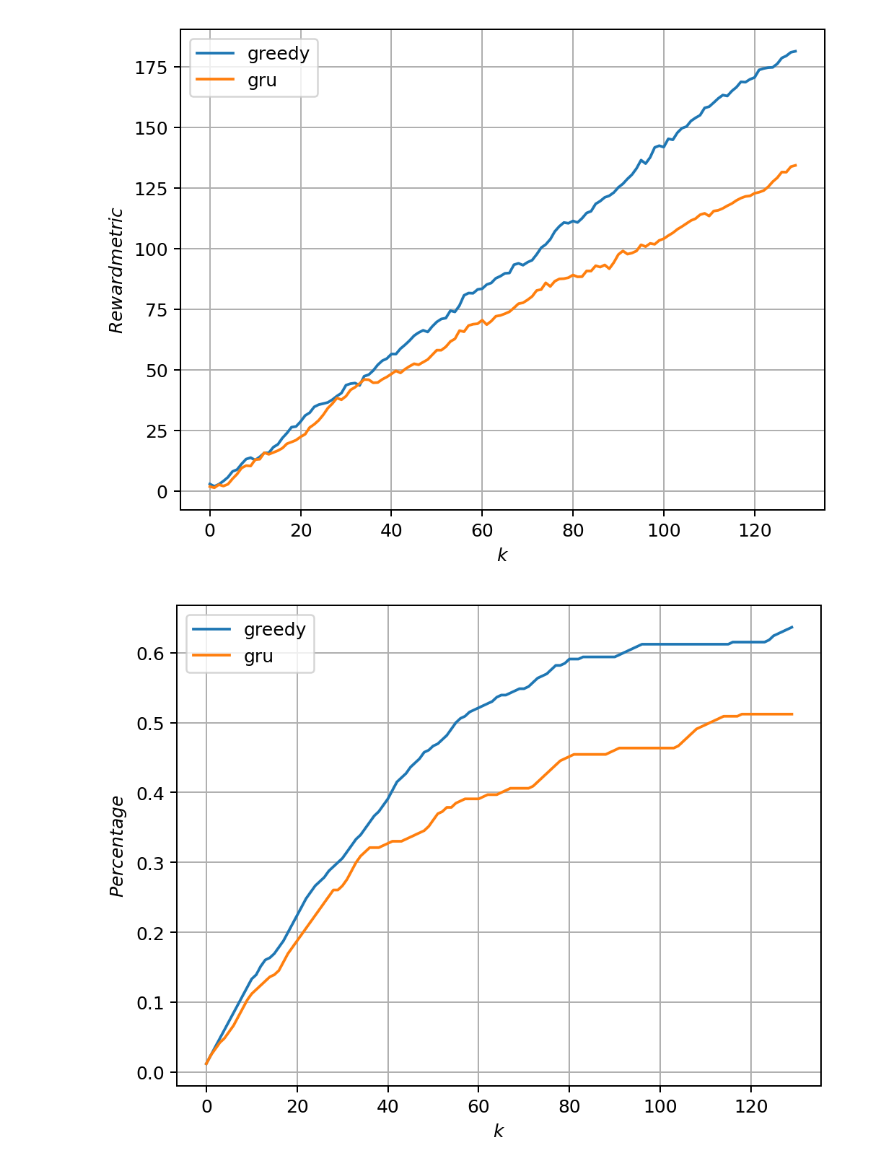
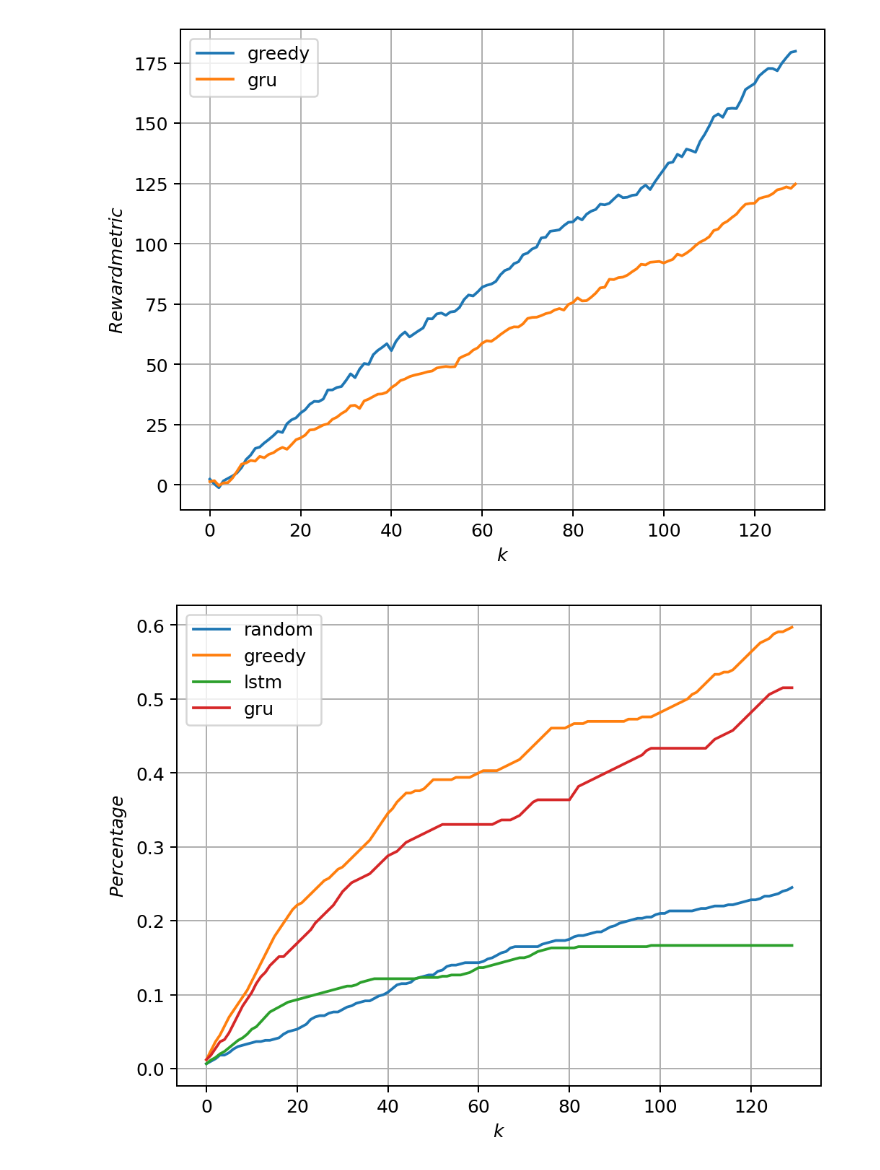
Before and after one commit to koenga/Projet-CE-1, a Jupyter notebook: REAL DATA/Main_plotting.ipynb, the cells around one changed output. Cells and saved outputs as stored; diff of their text form; code cells hidden in the pictures.

```diff
--- a/REAL DATA/Main_plotting.ipynb
+++ b/REAL DATA/Main_plotting.ipynb
@@ -11,9 +11,10 @@ if __name__ == '__main__':
     #folder_random = folder + '/Results/06_13_2025_16_29_23 random real presentation'
     #folder_greedy = folder + '/Results/06_16_2025_21_43_04_greedy'
     #folder_zz     = folder + '/Results/11_09_2024_18_11_40_zz'
-    folder_greedy = r'C:\Users\amelo\Documents\GitHub\Projet-CE-1\REAL DATA\Results\06_27_2025_01_41_14_greedy change init pos'
-    folder_rl      = r'C:\Users\amelo\Documents\GitHub\Projet-CE-1\REAL DATA\Results\06_27_2025_01_46_59_gru change init pos'
-    #folder_lstm    = r'D:\GitHub\Projet-CE-1\FAKE DATA\Results\06_06_2025_14_52_46'
+    folder_random = r'D:\GitHub\Projet-CE-1\REAL DATA\Results\06_13_2025_16_29_23 random real presentation'
+    folder_greedy = r'D:\GitHub\Projet-CE-1\REAL DATA\Results\06_13_2025_16_31_22 greedy real presentation'
+    folder_rl      = r'D:\GitHub\Projet-CE-1\REAL DATA\Results\06_14_2025_01_19_38 GRU real presentation'
+    folder_lstm    = r'D:\GitHub\Projet-CE-1\REAL DATA\Results\06_17_2025_19_56_02_lstm'
 
     #----- Plot training -----
 
@@ -35,10 +36,10 @@ if __name__ == '__main__':
 
     #----- Random agent -----
 
-    # list_of_importance_metric_ran = np.load(folder_random + '/list_of_importance_metric.npy')
-    # list_of_patrol_metric_ran     = np.load(folder_random + '/list_of_patrol_metric.npy')
-    # list_of_reward_metric_ran     = np.load(folder_random + '/list_of_reward_metric.npy')
-    # list_of_perc_visited_ran      = np.load(folder_random + '/list_of_perc_visited.npy')
+    list_of_importance_metric_ran = np.load(folder_random + '/list_of_importance_metric.npy')
+    list_of_patrol_metric_ran     = np.load(folder_random + '/list_of_patrol_metric.npy')
+    list_of_reward_metric_ran     = np.load(folder_random + '/list_of_reward_metric.npy')
+    list_of_perc_visited_ran      = np.load(folder_random + '/list_of_perc_visited.npy')
 
     # #----- Greedy agent -----
 
@@ -61,10 +62,10 @@ if __name__ == '__main__':
     list_of_reward_metric_rl     = np.load(folder_rl + r'\list_of_reward_metric.npy')
     list_of_perc_visited_rl      = np.load(folder_rl + r'\list_of_perc_visited.npy') * 600/330
 
-    # list_of_importance_metric_lstm = np.load(folder_lstm + r'\list_of_importance_metric.npy')
-    # list_of_patrol_metric_lstm     = np.load(folder_lstm + r'\list_of_patrol_metric.npy')
-    # list_of_reward_metric_lstm     = np.load(folder_lstm + r'\list_of_reward_metric.npy')
-    # list_of_perc_visited_lstm      = np.load(folder_lstm + r'\list_of_perc_visited.npy')
+    list_of_importance_metric_lstm = np.load(folder_lstm + r'\list_of_importance_metric.npy')
+    list_of_patrol_metric_lstm     = np.load(folder_lstm + r'\list_of_patrol_metric.npy')
+    list_of_reward_metric_lstm     = np.load(folder_lstm + r'\list_of_reward_metric.npy')
+    list_of_perc_visited_lstm      = np.load(folder_lstm + r'\list_of_perc_visited.npy')
 
     #----- Plot Importance -----
 
@@ -130,9 +131,9 @@ if __name__ == '__main__':
     k = np.arange(len(list_of_perc_visited_rl))
 
     #ax3.set_yscale('log')
-    # ax4.plot(k, list_of_perc_visited_ran, label='random')
+    ax4.plot(k, list_of_perc_visited_ran, label='random')
     ax4.plot(k, list_of_perc_visited_gr,  label='greedy')
-    # ax4.plot(k, list_of_perc_visited_lstm,  label='lstm')
+    ax4.plot(k, list_of_perc_visited_lstm,  label='lstm')
     ax4.plot(k, list_of_perc_visited_rl,  label='gru')
 
     ax4.grid('on')
@@ -199,2 +200,2 @@ if __name__ == '__main__':
-[figure, old version]
+[figure, new version]
-[figure, old version]
+[figure, new version]
```
Also changed, not shown: parts of 1 cell of this notebook.
